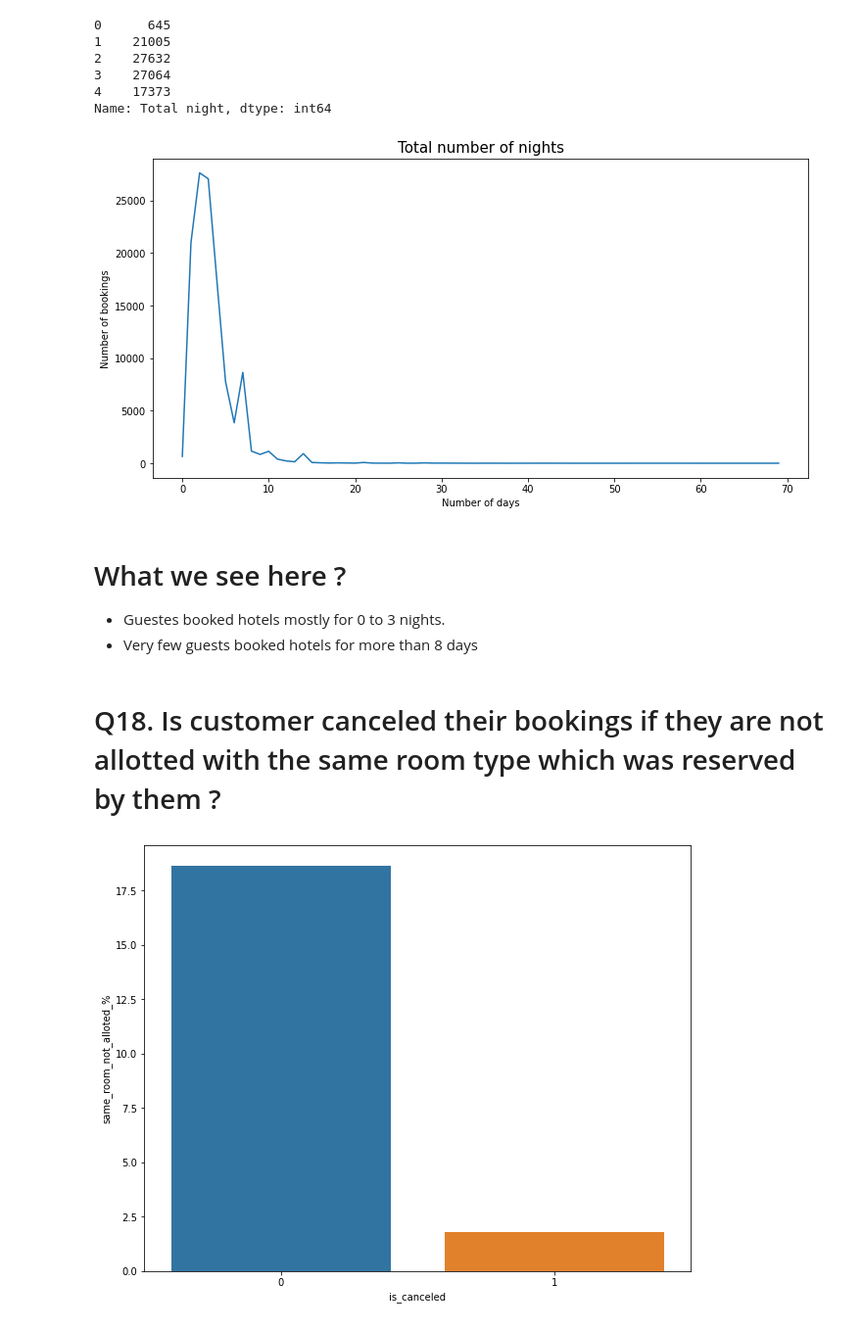
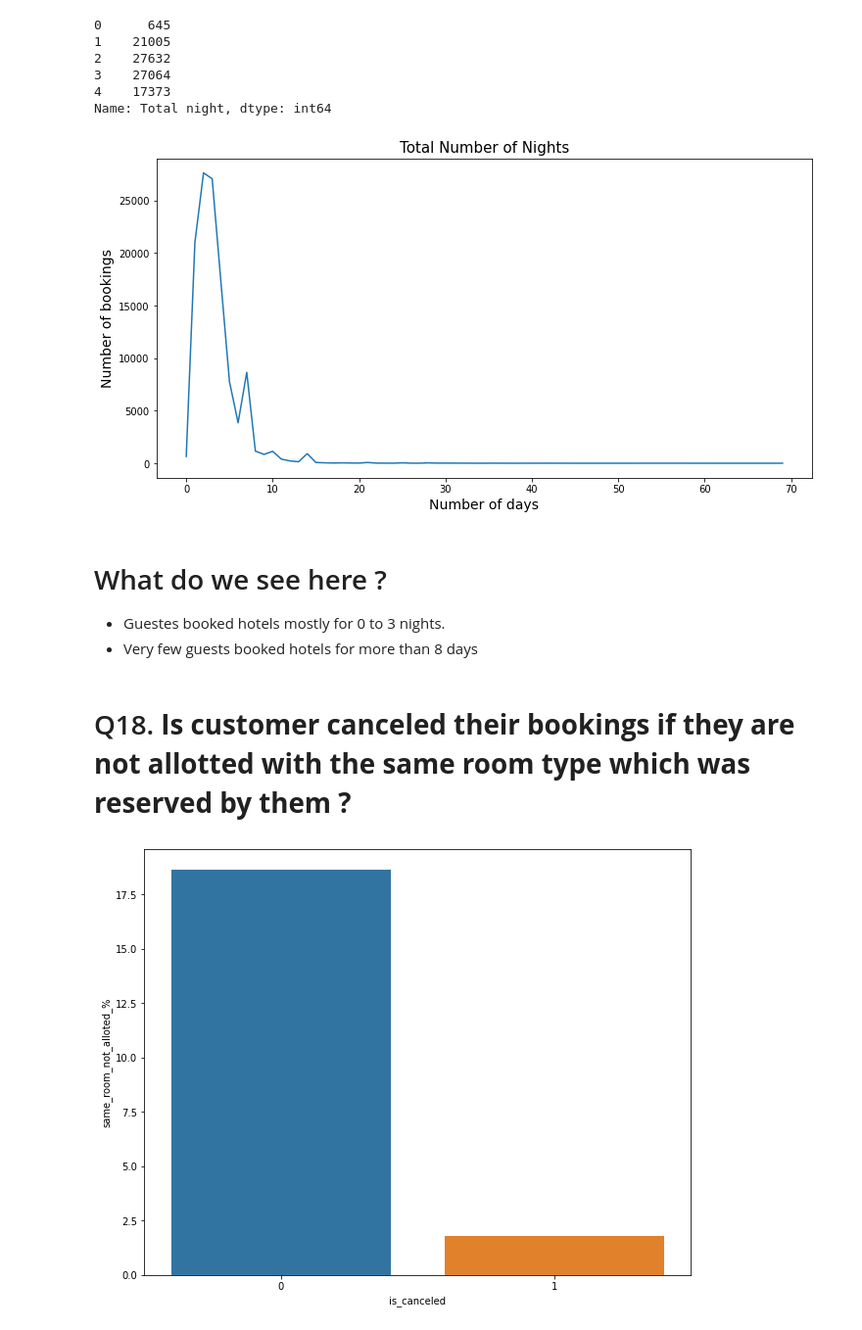
Before and after one commit to sachanneeraj/Hotels-Data-Analysis-EDA, a Jupyter notebook: Hotel_Booking_Analysis_Capstone_Project.ipynb, the cells around one changed output. Shown at 98% size. Drawn from its saved outputs; the diff is of its cells as text; code cells hidden in the pictures.

```diff
--- a/Hotel_Booking_Analysis_Capstone_Project.ipynb
+++ b/Hotel_Booking_Analysis_Capstone_Project.ipynb
@@ -758,18 +783,18 @@ Name: Total night, dtype: int64
 # %%
 plt.figure(figsize=(12,6))
 plt.plot(total_nights)
-plt.xlabel('Number of days')
-plt.ylabel('Number of bookings')
-plt.title('Total number of nights', fontsize =15)
+plt.xlabel('Number of days' ,fontsize = 14)
+plt.ylabel('Number of bookings', fontsize = 14)
+plt.title('Total Number of Nights', fontsize =15)
 plt.show()
 # %% [output]
-[figure, old version]
+[figure, new version]
 # %% [markdown]
-# What we see here ?
+# What do we see here ?
 * Guestes booked hotels mostly for 0 to 3 nights.
 * Very few guests booked hotels for more than 8 days
 # %% [markdown]
-# Q18. Is customer canceled their bookings if they are not allotted with the same room type which was reserved by them ?
+# Q18. **Is customer canceled their bookings if they are not allotted with the same room type which was reserved by them ?**
 # %%
 def check_room_allot(x):
   if x['reserved_room_type'] != x['assigned_room_type']:
```
Also changed, not shown: parts of 41 cells of this notebook.
